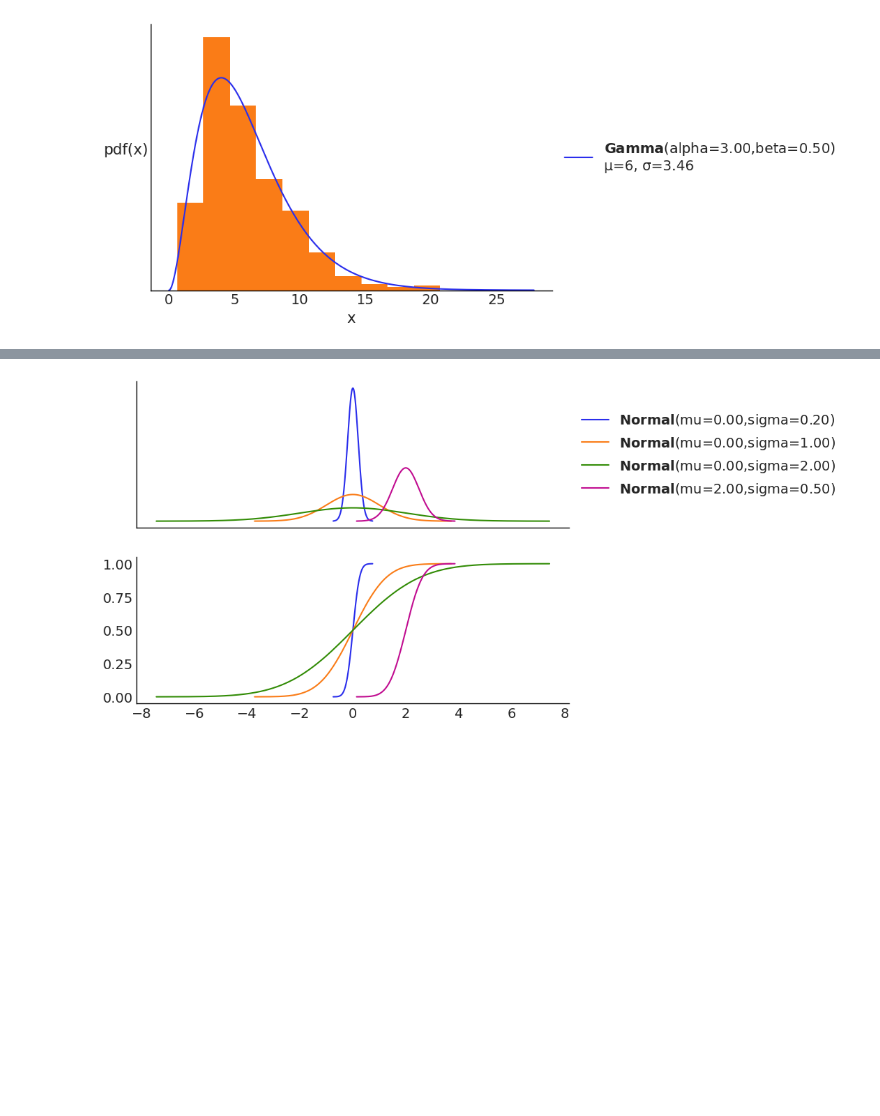
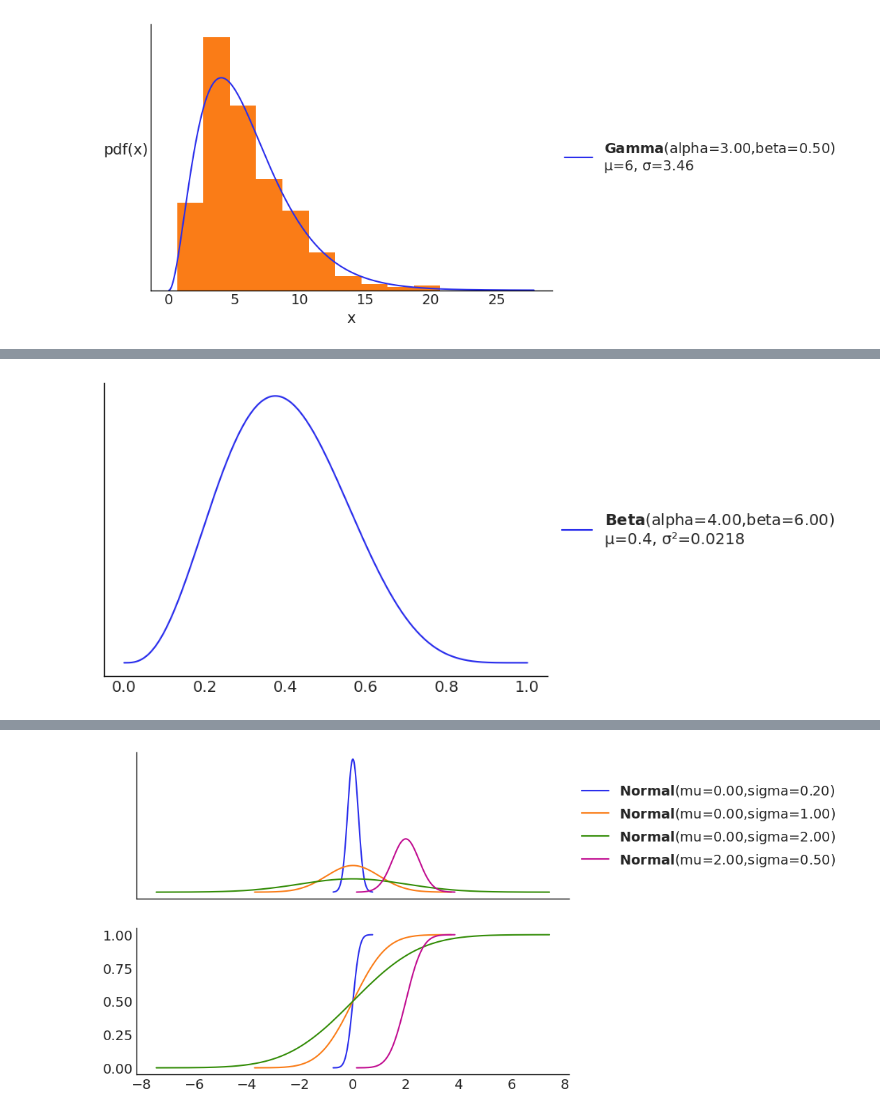
Before and after one commit to Grupo-de-modelado-probabilista/modelado_bayesiano, a Jupyter notebook: 00_Probabilidad.ipynb, the cells around one changed output, grey strips where cells are left out. Saved outputs shown, nothing was run; the diff lists cells and outputs as text; code cells hidden in the pictures; blank space fills up the shorter version.

```diff
--- a/00_Probabilidad.ipynb
+++ b/00_Probabilidad.ipynb
@@ -481,0 +480,4 @@ Cambiando la sumatoria por una integral para distribuciones continuas.
+# %%
+pz.Beta(4, 6).plot_pdf(moments="mv");
+# %% [output]
+[figure, added]
```
Also changed, not shown: parts of 26 cells of this notebook, 1 other file.
